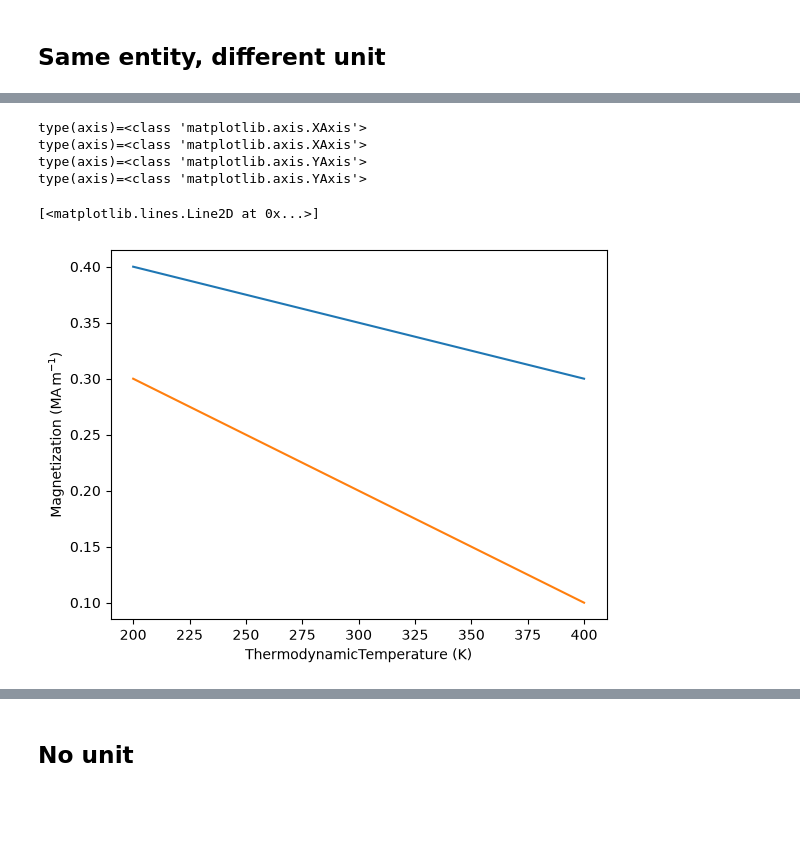
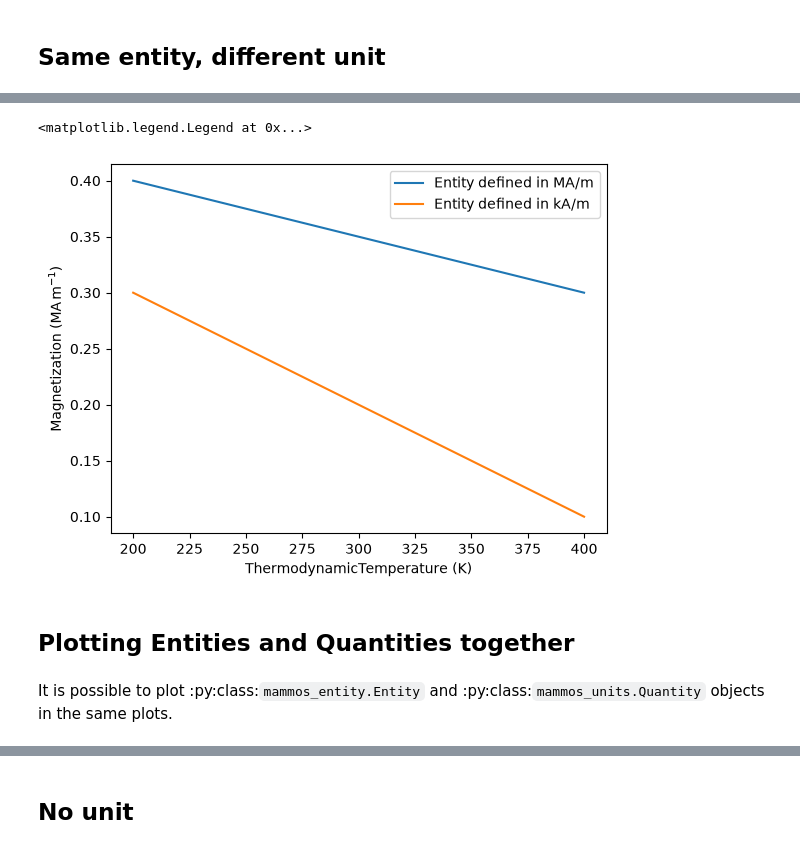
Before and after one commit to MaMMoS-project/mammos-entity, a Jupyter notebook: examples/plotting.ipynb, the cells around one changed output, grey strips where cells are left out. Saved outputs shown, nothing was run; the diff lists cells and outputs as text; code cells hidden in the pictures; blank space fills up the shorter version.

```diff
--- a/examples/plotting.ipynb
+++ b/examples/plotting.ipynb
@@ -14,6 +19,11 @@ We enable the unit-aware plotting of `Entity` and `Quantity` objects:
 me.enable_plotting()
 # %% [output]
 <mammos_entity.plotting.EntityLikeConverter at 0x...>
+# %%
+T = me.Entity("ThermodynamicTemperature", [200, 300, 400], "K")
+M_1 = me.Entity("Magnetization", [300, 200, 100], "kA/m")
+M_2 = me.Entity("Magnetization", [0.4, 0.35, 0.3], "MA/m")
+B = me.Entity("MagneticFluxDensity", [250, 250, 250], "mT")
 # %% [markdown]
 ## Same entity, different unit
 # %%
@@ -31,10 +40,11 @@ type(axis)=<class 'matplotlib.axis.YAxis'>
 # %%
-plt.plot(me.T([200, 300, 400]), me.M([0.4, 0.35, 0.3], "MA/m"))
-plt.plot(me.T([200, 300, 400]), me.M([300, 200, 100], "kA/m"))
+plt.plot(T, M_2, label="Entity defined in MA/m")
+plt.plot(T, M_1, label="Entity defined in kA/m")
+plt.legend()
 # %% [output]
-type(axis)=<class 'matplotlib.axis.XAxis'>
-type(axis)=<class 'matplotlib.axis.XAxis'>
-type(axis)=<class 'matplotlib.axis.YAxis'>
-type(axis)=<class 'matplotlib.axis.YAxis'>
+<matplotlib.legend.Legend at 0x...>
-[<matplotlib.lines.Line2D at 0x...>]
-[figure, old version]
+[figure, new version]
+# %% [markdown]
+## Plotting Entities and Quantities together
+# %% [markdown]
+It is possible to plot :py:class:`mammos_entity.Entity` and :py:class:`mammos_units.Quantity` objects in the same plots.
```
Also changed, not shown: parts of 32 cells of this notebook.
